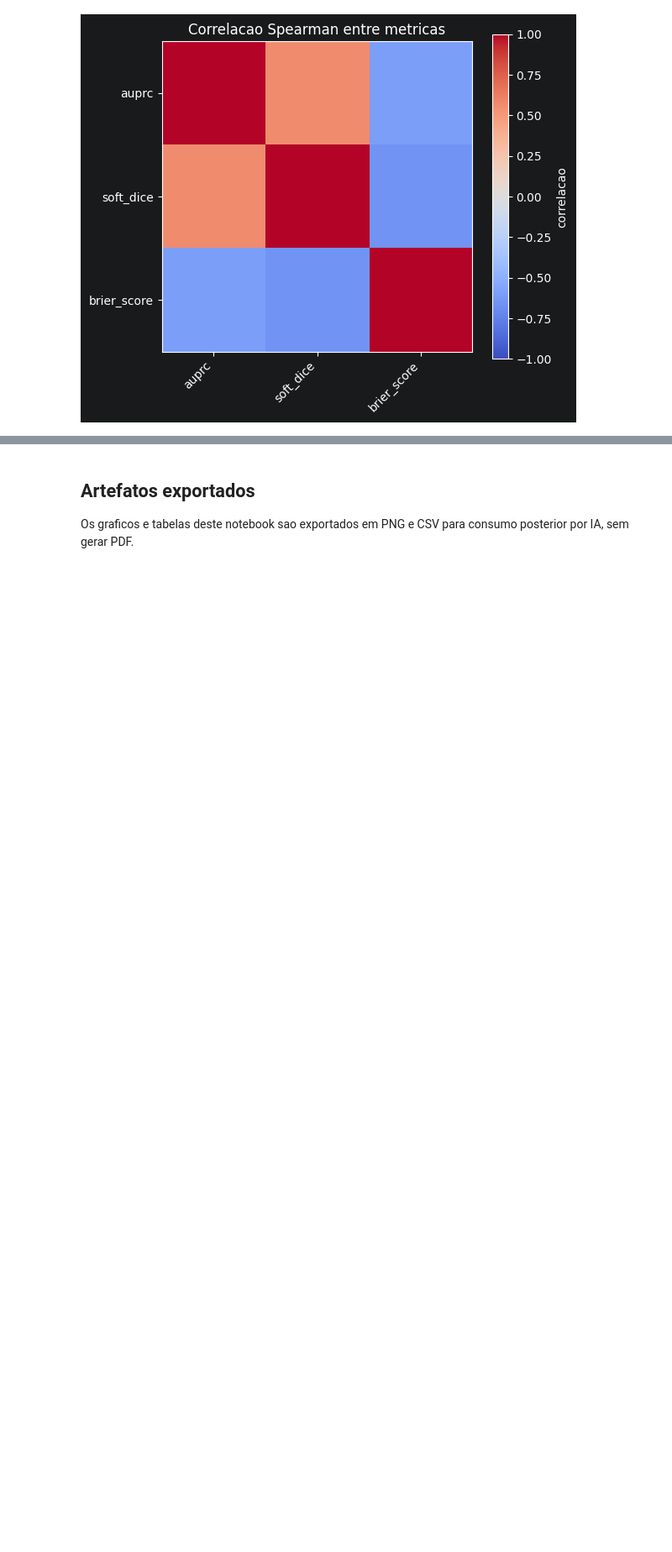
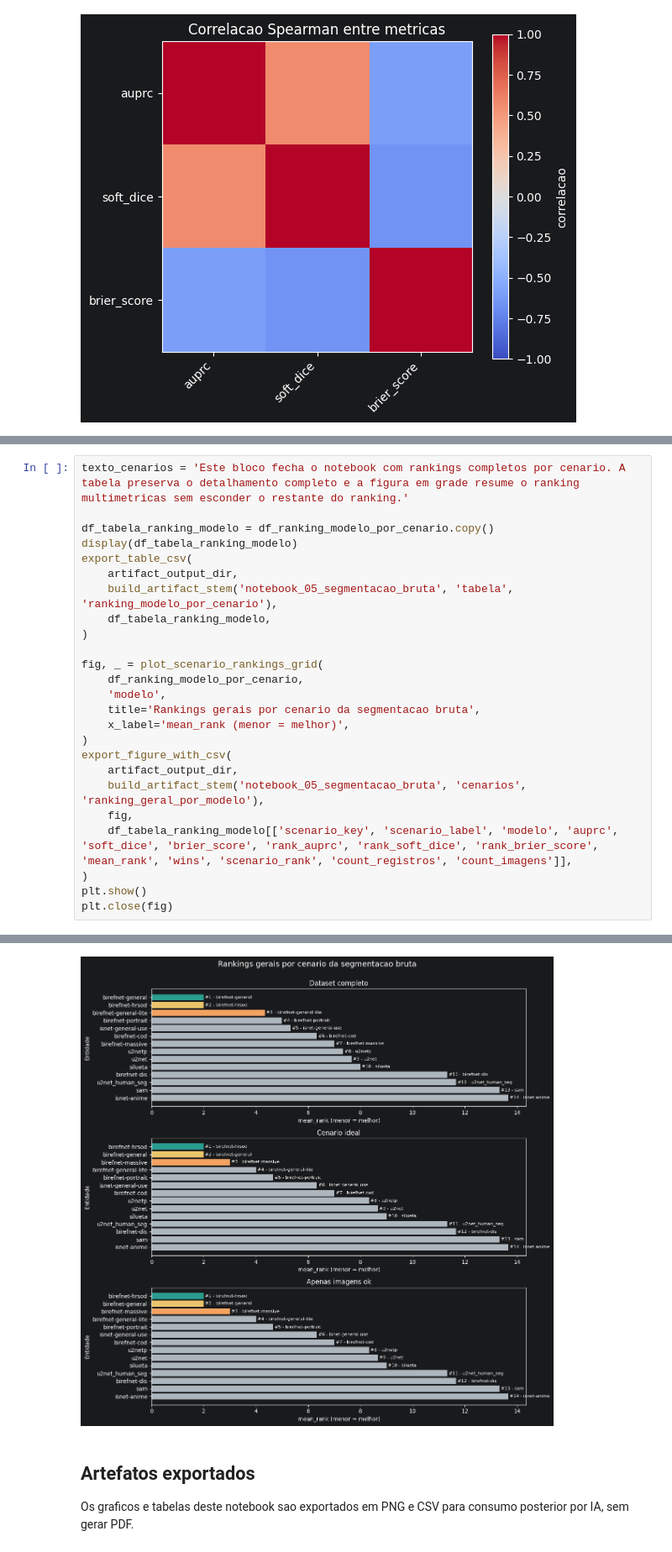
Before and after one commit to Victor-Saraiva-P/Projeto-bufalos, a Jupyter notebook: notebooks/05_visualizacao_segmentacao_bruta.ipynb, the cells around one changed output, grey strips where cells are left out. Shown at 84% size. Cells and saved outputs as stored; diff of their text form; blank space fills up the shorter version.

```diff
--- a/notebooks/05_visualizacao_segmentacao_bruta.ipynb
+++ b/notebooks/05_visualizacao_segmentacao_bruta.ipynb
@@ -330,0 +318,26 @@ for metric_name in interaction_metrics:
+# %%
+texto_cenarios = 'Este bloco fecha o notebook com rankings completos por cenario. A tabela preserva o detalhamento completo e a figura em grade resume o ranking multimetricas sem esconder o restante do ranking.'
+
+df_tabela_ranking_modelo = df_ranking_modelo_por_cenario.copy()
+display(df_tabela_ranking_modelo)
+export_table_csv(
+    artifact_output_dir,
+    build_artifact_stem('notebook_05_segmentacao_bruta', 'tabela', 'ranking_modelo_por_cenario'),
+    df_tabela_ranking_modelo,
+)
+
+fig, _ = plot_scenario_rankings_grid(
+    df_ranking_modelo_por_cenario,
+    'modelo',
+    title='Rankings gerais por cenario da segmentacao bruta',
+    x_label='mean_rank (menor = melhor)',
+)
+export_figure_with_csv(
+    artifact_output_dir,
+    build_artifact_stem('notebook_05_segmentacao_bruta', 'cenarios', 'ranking_geral_por_modelo'),
+    fig,
+    df_tabela_ranking_modelo[['scenario_key', 'scenario_label', 'modelo', 'auprc', 'soft_dice', 'brier_score', 'rank_auprc', 'rank_soft_dice', 'rank_brier_score', 'mean_rank', 'wins', 'scenario_rank', 'count_registros', 'count_imagens']],
+)
+plt.show()
+plt.close(fig)
+# %% [output]
@@ -331,3 +361,4 @@ for metric_name in interaction_metrics:
+[figure, added]
 # %% [markdown]
 ## Artefatos exportados
 
```
Also changed, not shown: parts of 21 cells of this notebook, 20 other files.
